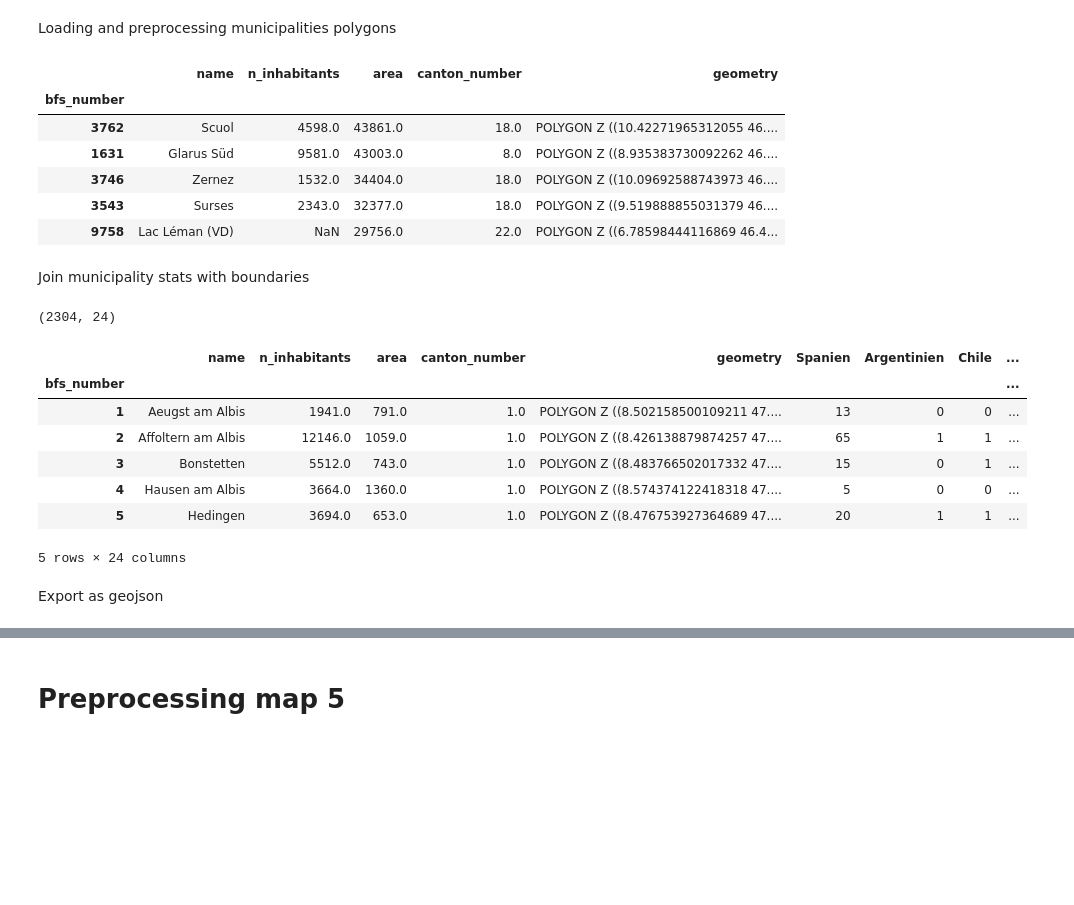
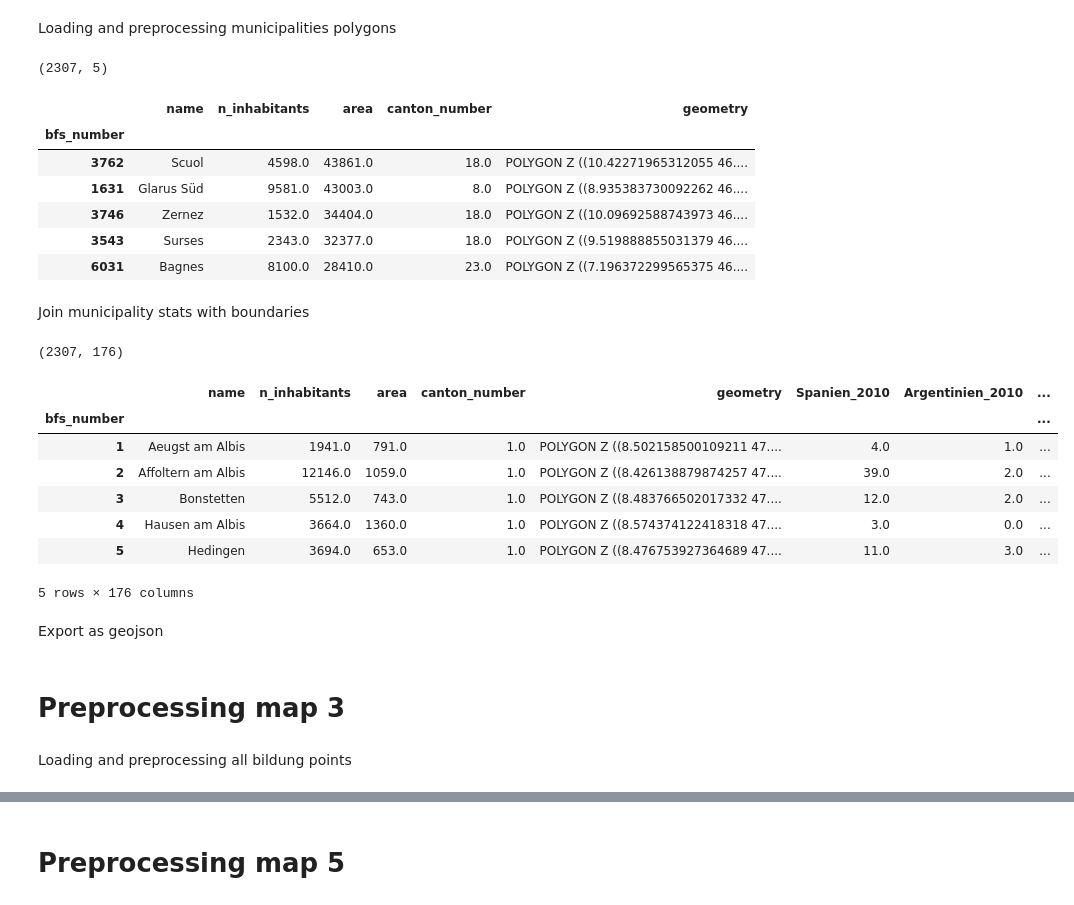
Before and after one commit to SebastianHafner/mapaespanolsuiza, a Jupyter notebook: preprocessing/data_preprocessing.ipynb, the cells around one changed output, grey strips where cells are left out. Saved outputs shown, nothing was run; the diff lists cells and outputs as text; code cells hidden in the pictures; blank space fills up the shorter version.

```diff
--- a/preprocessing/data_preprocessing.ipynb
+++ b/preprocessing/data_preprocessing.ipynb
@@ -466,6 +491,12 @@ gdf_municipalities = gpd.read_file(f'{path_boundaries}{fname_municipalities}')
 
 # change crs to wg84
 gdf_municipalities = gdf_municipalities.to_crs({'init' :'epsg:4326'})
+
+# subset to Switzerland
+gdf_municipalities = gdf_municipalities[gdf_municipalities['ICC']=='CH']
+
+# subset to municipalities (Kantonsgebiet is removed)
+gdf_municipalities = gdf_municipalities[gdf_municipalities['OBJEKTART']=='Gemeindegebiet']
 
 
 gdf_municipalities = gdf_municipalities[['BFS_NUMMER', 'NAME', 'EINWOHNERZ', 'GEM_FLAECH', 'KANTONSNUM', 'geometry']]
@@ -486,35 +517,38 @@ gdf_municipalities = gdf_municipalities.rename(columns=rename_dict)
 # setting primary key to bfs number
 gdf_municipalities = gdf_municipalities.set_index('bfs_number')
 
+print(gdf_municipalities.shape)
+
 gdf_municipalities.head()
 # %% [output]
+(2307, 5)
 |  | name | n_inhabitants | area | canton_number | geometry |
 | bfs_number |  |  |  |  |  |
 | 3762 | Scuol | 4598.0 | 43861.0 | 18.0 | POLYGON Z ((10.42271965312055 46.... |
 | 1631 | Glarus Süd | 9581.0 | 43003.0 | 8.0 | POLYGON Z ((8.935383730092262 46.... |
 | 3746 | Zernez | 1532.0 | 34404.0 | 18.0 | POLYGON Z ((10.09692588743973 46.... |
 | 3543 | Surses | 2343.0 | 32377.0 | 18.0 | POLYGON Z ((9.519888855031379 46.... |
-| 9758 | Lac Léman (VD) | NaN | 29756.0 | 22.0 | POLYGON Z ((6.78598444116869 46.4... |
+| 6031 | Bagnes | 8100.0 | 28410.0 | 23.0 | POLYGON Z ((7.196372299565375 46.... |
 # %% [markdown]
 Join municipality stats with boundaries
 # %%
-gdf_municipalities = gdf_municipalities.join(df_municipality_stats, how='inner', lsuffix='_left', rsuffix='_right')
+gdf_municipalities = gdf_municipalities.join(df_municipality_stats, how='left', lsuffix='_left', rsuffix='_right')
 gdf_municipalities = gdf_municipalities.rename(columns={'name_left': 'name'})
 gdf_municipalities = gdf_municipalities.drop(['name_right'], axis=1)
 
 print(gdf_municipalities.shape)
 
 gdf_municipalities.head()
 # %% [output]
-(2304, 24)
+(2307, 176)
-|  | name | n_inhabitants | area | canton_number | geometry | Spanien | Argentinien | Chile | ... |
-| bfs_number |  |  |  |  |  |  |  |  | ... |
-| 1 | Aeugst am Albis | 1941.0 | 791.0 | 1.0 | POLYGON Z ((8.502158500109211 47.... | 13 | 0 | 0 | ... |
-| 2 | Affoltern am Albis | 12146.0 | 1059.0 | 1.0 | POLYGON Z ((8.426138879874257 47.... | 65 | 1 | 1 | ... |
-| 3 | Bonstetten | 5512.0 | 743.0 | 1.0 | POLYGON Z ((8.483766502017332 47.... | 15 | 0 | 1 | ... |
-| 4 | Hausen am Albis | 3664.0 | 1360.0 | 1.0 | POLYGON Z ((8.574374122418318 47.... | 5 | 0 | 0 | ... |
-| 5 | Hedingen | 3694.0 | 653.0 | 1.0 | POLYGON Z ((8.476753927364689 47.... | 20 | 1 | 1 | ... |
+|  | name | n_inhabitants | area | canton_number | geometry | Spanien_2010 | Argentinien_2010 | ... |
+| bfs_number |  |  |  |  |  |  |  | ... |
+| 1 | Aeugst am Albis | 1941.0 | 791.0 | 1.0 | POLYGON Z ((8.502158500109211 47.... | 4.0 | 1.0 | ... |
+| 2 | Affoltern am Albis | 12146.0 | 1059.0 | 1.0 | POLYGON Z ((8.426138879874257 47.... | 39.0 | 2.0 | ... |
+| 3 | Bonstetten | 5512.0 | 743.0 | 1.0 | POLYGON Z ((8.483766502017332 47.... | 12.0 | 2.0 | ... |
+| 4 | Hausen am Albis | 3664.0 | 1360.0 | 1.0 | POLYGON Z ((8.574374122418318 47.... | 3.0 | 0.0 | ... |
+| 5 | Hedingen | 3694.0 | 653.0 | 1.0 | POLYGON Z ((8.476753927364689 47.... | 11.0 | 3.0 | ... |
-5 rows × 24 columns
+5 rows × 176 columns
 # %% [markdown]
 Export as geojson
 # %%
@@ -522,0 +557,4 @@ gdf_municipalities.to_file(f'{path_output}map2.geojson', driver='GeoJSON')
+# %% [markdown]
+# Preprocessing map 3
+# %% [markdown]
+Loading and preprocessing all bildung points
```
Also changed, not shown: parts of 9 cells of this notebook.
